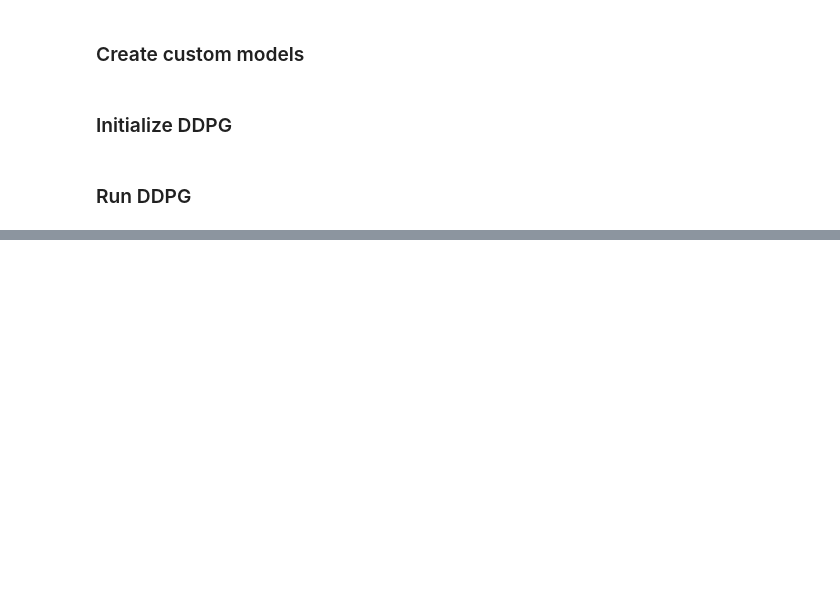
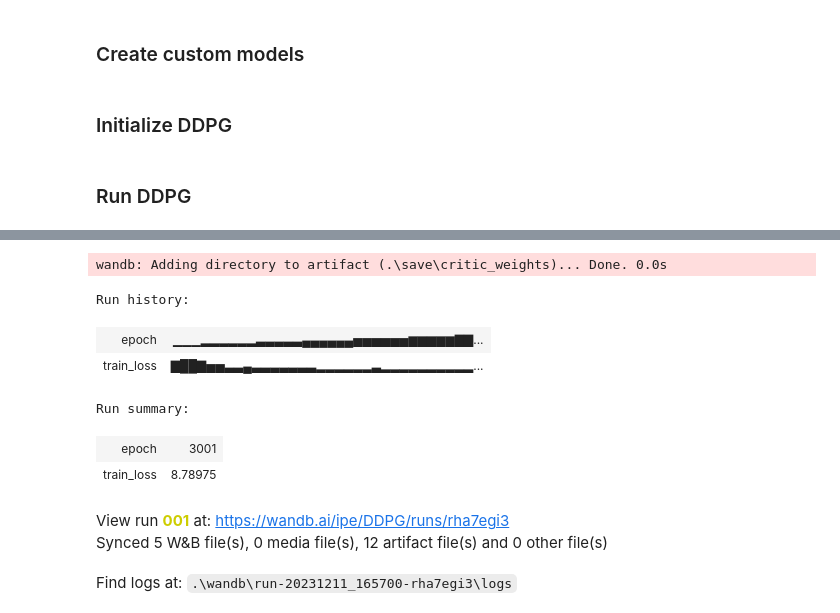
Before and after one commit to JonasSievers/Federated-Reinforcement-Learning-for-Battery-Charging, a Jupyter notebook: src/notebooks/DDPG.ipynb, the cells around one changed output, grey strips where cells are left out. Saved outputs shown, nothing was run; the diff lists cells and outputs as text; code cells hidden in the pictures; blank space fills up the shorter version.

Commit message:
Implemented wandb logging

```diff
--- a/src/notebooks/DDPG.ipynb
+++ b/src/notebooks/DDPG.ipynb
@@ -385,0 +419,46 @@ AttributeError: No TensorFlow session-like object was provided, and none could b
+# %%
+# Save actor and critic weights to WandB
+# Get the weights
+critic_weights = tf_agent._critic_network.get_weights()
+target_critic_weights = tf_agent._target_critic_network.get_weights()
+actor_weights = tf_agent._actor_network.get_weights()
+target_actor_weights = tf_agent._target_actor_network.get_weights()
+
+# Create a directory to save individual weights
+weights_directory = './save/critic_weights'
+os.makedirs(weights_directory, exist_ok=True)
+
+# Save each weight individually
+for i, weight in enumerate(critic_weights):
+    weight_path = os.path.join(weights_directory, f'critic_weight_{i}.npy')
+    np.save(weight_path, weight)
+
+for i, weight in enumerate(target_critic_weights):
+    weight_path = os.path.join(weights_directory, f'target_critic_weight_{i}.npy')
+    np.save(weight_path, weight)
+
+for i, weight in enumerate(actor_weights):
+    weight_path = os.path.join(weights_directory, f'actor_weight_{i}.npy')
+    np.save(weight_path, weight)
+
+for i, weight in enumerate(target_actor_weights):
+    weight_path = os.path.join(weights_directory, f'target_actor_weight_{i}.npy')
+    np.save(weight_path, weight)
+
+# Log all weights as an artifact in WandB
+weights_artifact = wandb.Artifact('all_weights', type='weights')
+weights_artifact.add_dir(weights_directory)
+wandb.run.log_artifact(weights_artifact)
+
+wandb.finish()
+# %% [output]
+wandb: Adding directory to artifact (.\save\critic_weights)... Done. 0.0s
+Run history:
+| epoch | ▁▁▁▂▂▂▂▂▂▃▃▃▃▃▄▄▄▄▄▄▅▅▅▅▅▅▆▆▆▆▆▇▇... |
+| train_loss | ▇██▇▅▅▃▃▄▃▃▃▃▃▃▃▂▂▂▂▂▂▃▂▂▂▂▂▂▂▂▂▂... |
+Run summary:
+| epoch | 3001 |
+| train_loss | 8.78975 |
+View run 001 at: https://wandb.ai/ipe/DDPG/runs/rha7egi3
+Synced 5 W&B file(s), 0 media file(s), 12 artifact file(s) and 0 other file(s)
+Find logs at: .\wandb\run-20231211_165700-rha7egi3\logs
```
Also changed, not shown: parts of 5 cells of this notebook, 7 other files.
